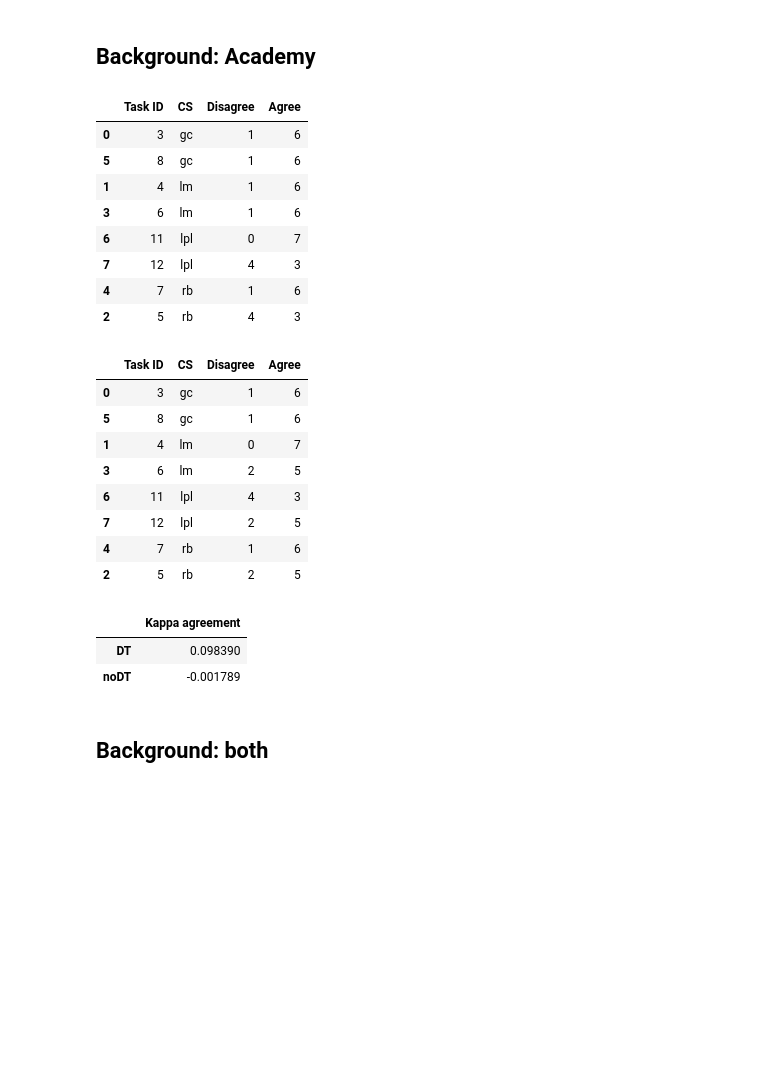
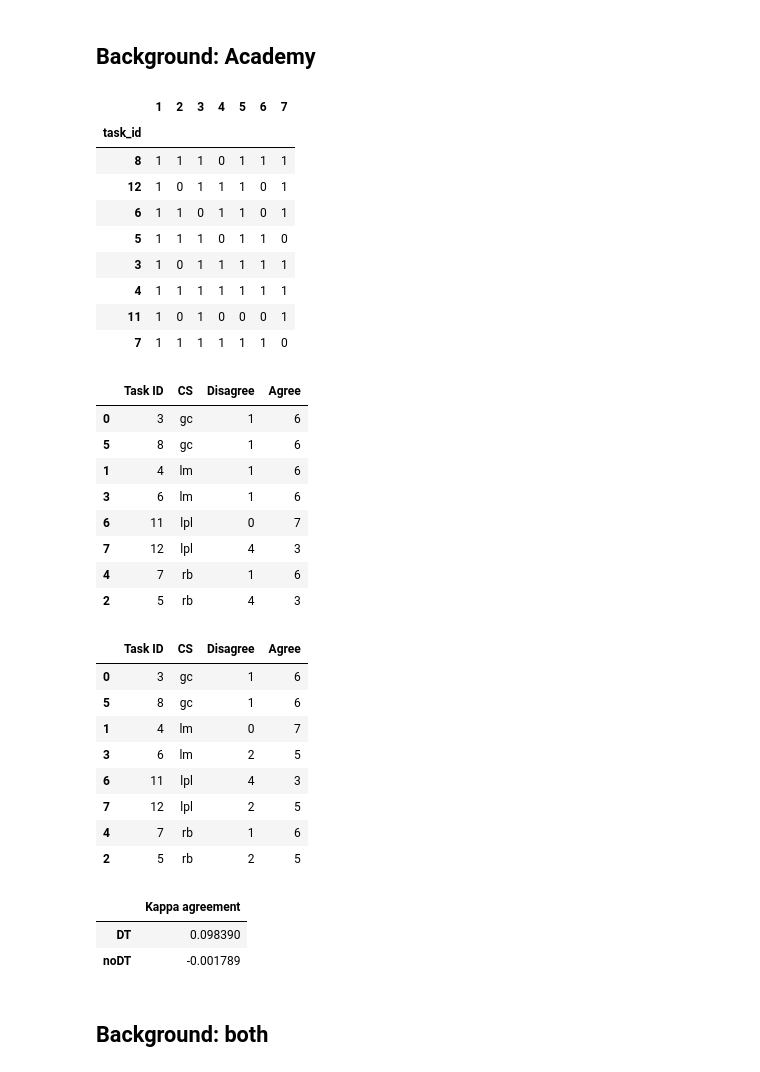
Before and after one commit to christianorossini/masterProject, a Jupyter notebook: experiment/experiments.ipynb, the cells around one changed output. Cells and saved outputs as stored; diff of their text form; code cells hidden in the pictures; blank space fills up the shorter version.

```diff
--- a/experiment/experiments.ipynb
+++ b/experiment/experiments.ipynb
@@ -93,10 +93,27 @@ def build(answer):
 
     df_kappa_values =  pd.DataFrame([kappa_value_dt, kappa_value_noDt], columns=['Kappa agreement'], index=['DT','noDT'])
 
-    return getFormattedTable(df_kappaTable_dt), getFormattedTable(df_kappaTable_noDt), df_kappa_values
+    eval_matrix_dt = buildEvaluationMatrix(answer_dt)
+    eval_matrix_nodt = buildEvaluationMatrix(answer_noDt)
 
-df_kappaTable_dt, df_kappaTable_noDt, df_kappa_values = build(answer_no_dummy_overall)
+    return getFormattedTable(df_kappaTable_dt), getFormattedTable(df_kappaTable_noDt), df_kappa_values, eval_matrix_dt, eval_matrix_nodt
 
-#tabelas formatadas com os agrees e disagrees
-display(df_kappaTable_dt)
-display(df_kappaTable_noDt)
+def buildEvaluationMatrix(answers_param):
+    #substitui -2 e -1 por 1 e 2 e 1 por 1
+    answers_param.loc[answers_param.answer_csagreement.isin([2,1]),'answer_csagreement'] = 1
+    answers_param.loc[answers_param.answer_csagreement.isin([-2,-1]),'answer_csagreement'] = 0
+
+    answers_param = answers_param.loc[:,["task_id","questionnaire_id","answer_csagreement"]]
+
+    answers_param = answers_param.sort_values("questionnaire_id")
+
+    tasks = answers_param.task_id.unique()
+    # percorre cada tarefa para criar a evaluation matrix
+    evaluationMatrix = pd.DataFrame()
+    for task_id in tasks:
+        answer_aux = answers_param.loc[answers_param.task_id==task_id,]
+        answer_aux = answer_aux.pivot(index="task_id",columns="questionnaire_id", values="answer_csagreement")
+        answer_aux.columns = range(1,answer_aux.columns.size+1)
+        evaluationMatrix = pd.concat([evaluationMatrix, answer_aux])
+
+    return evaluationMatrix
@@ -133,36 +161,51 @@ df_kappa_values
 # %%
 answer_no_dummy_academy= answer_no_dummy[answer_no_dummy.origin=="A"]
 
 # retira alguns participantes para equalizar o quadrado latino
 answer_no_dummy_academy= answer_no_dummy_academy[~answer_no_dummy_academy.inviteId.isin(['ee2546ee15','aadeab9473','a4fdb1f70d','a4d316213a','98ade17f7a','9247fa543f'])]
 
-df_kappaTable_dt, df_kappaTable_noDt, df_kappa_values = build(answer_no_dummy_academy)
+df_kappaTable_dt, df_kappaTable_noDt, df_kappa_values, eval_matrix_dt, eval_matrix_noDt = build(answer_no_dummy_academy)
 
+#exporta a matriz de evaluations em csv
+eval_matrix_dt.to_csv("csv_evaluation_matrix/academy_agreement_eval_matrix_DT.csv", header=False, index=False)
+eval_matrix_noDt.to_csv("csv_evaluation_matrix/academy_agreement_eval_matrix_noDt.csv", header=False, index=False)
+
+display(eval_matrix_noDt)
 display(df_kappaTable_dt)
 display(df_kappaTable_noDt)
 display(df_kappa_values)
 # %% [output]
-|  | Task ID | CS | Disagree | Agree |
-| 0 | 3 | gc | 1 | 6 |
-| 5 | 8 | gc | 1 | 6 |
-| 1 | 4 | lm | 1 | 6 |
-| 3 | 6 | lm | 1 | 6 |
-| 6 | 11 | lpl | 0 | 7 |
-| 7 | 12 | lpl | 4 | 3 |
-| 4 | 7 | rb | 1 | 6 |
-| 2 | 5 | rb | 4 | 3 |
+|  | 1 | 2 | 3 | 4 | 5 | 6 | 7 |
+| task_id |  |  |  |  |  |  |  |
+| 8 | 1 | 1 | 1 | 0 | 1 | 1 | 1 |
+| 12 | 1 | 0 | 1 | 1 | 1 | 0 | 1 |
+| 6 | 1 | 1 | 0 | 1 | 1 | 0 | 1 |
+| 5 | 1 | 1 | 1 | 0 | 1 | 1 | 0 |
+| 3 | 1 | 0 | 1 | 1 | 1 | 1 | 1 |
+| 4 | 1 | 1 | 1 | 1 | 1 | 1 | 1 |
+| 11 | 1 | 0 | 1 | 0 | 0 | 0 | 1 |
+| 7 | 1 | 1 | 1 | 1 | 1 | 1 | 0 |
 |  | Task ID | CS | Disagree | Agree |
 | 0 | 3 | gc | 1 | 6 |
 | 5 | 8 | gc | 1 | 6 |
-| 1 | 4 | lm | 0 | 7 |
-| 3 | 6 | lm | 2 | 5 |
-| 6 | 11 | lpl | 4 | 3 |
-| 7 | 12 | lpl | 2 | 5 |
+| 1 | 4 | lm | 1 | 6 |
+| 3 | 6 | lm | 1 | 6 |
+| 6 | 11 | lpl | 0 | 7 |
+| 7 | 12 | lpl | 4 | 3 |
 | 4 | 7 | rb | 1 | 6 |
-| 2 | 5 | rb | 2 | 5 |
+| 2 | 5 | rb | 4 | 3 |
-|  | Kappa agreement |
-| DT | 0.098390 |
-| noDT | -0.001789 |
+|  | Task ID | CS | Disagree | Agree |
+| 0 | 3 | gc | 1 | 6 |
+| 5 | 8 | gc | 1 | 6 |
+| 1 | 4 | lm | 0 | 7 |
+| 3 | 6 | lm | 2 | 5 |
+| 6 | 11 | lpl | 4 | 3 |
+| 7 | 12 | lpl | 2 | 5 |
+| 4 | 7 | rb | 1 | 6 |
+| 2 | 5 | rb | 2 | 5 |
+|  | Kappa agreement |
+| DT | 0.098390 |
+| noDT | -0.001789 |
 # %% [markdown]
 
 ## Background: both
```
Also changed, not shown: parts of 5 cells of this notebook, 9 other files.
